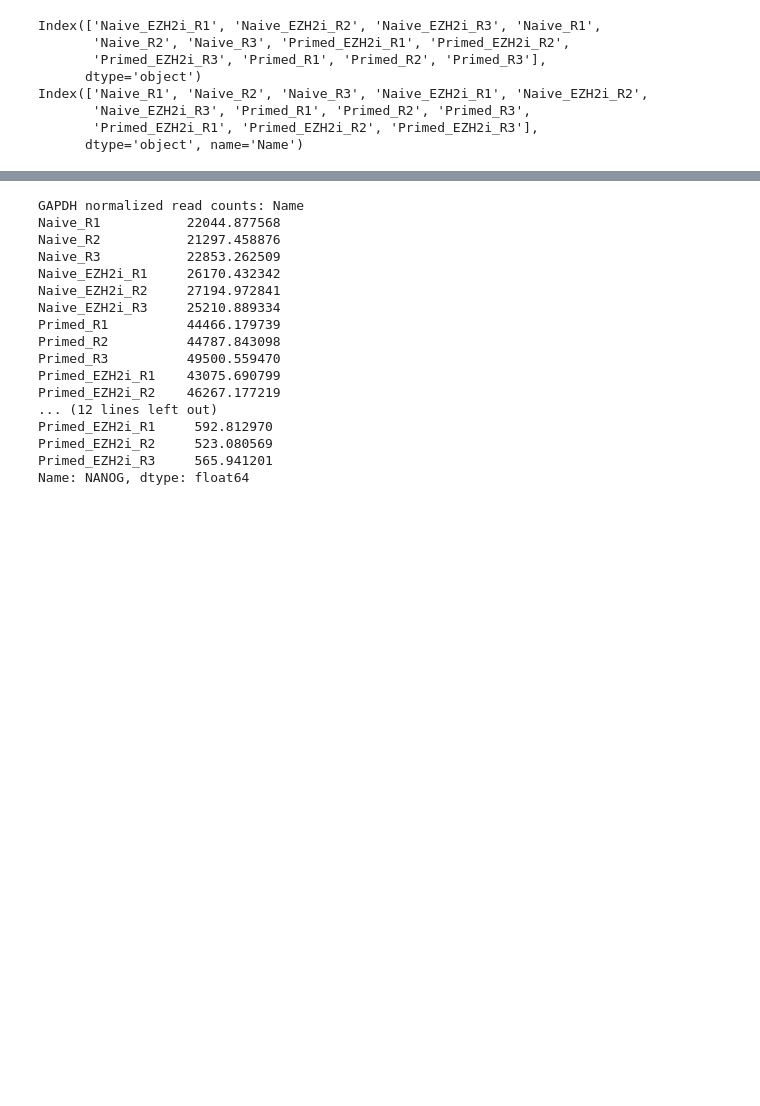
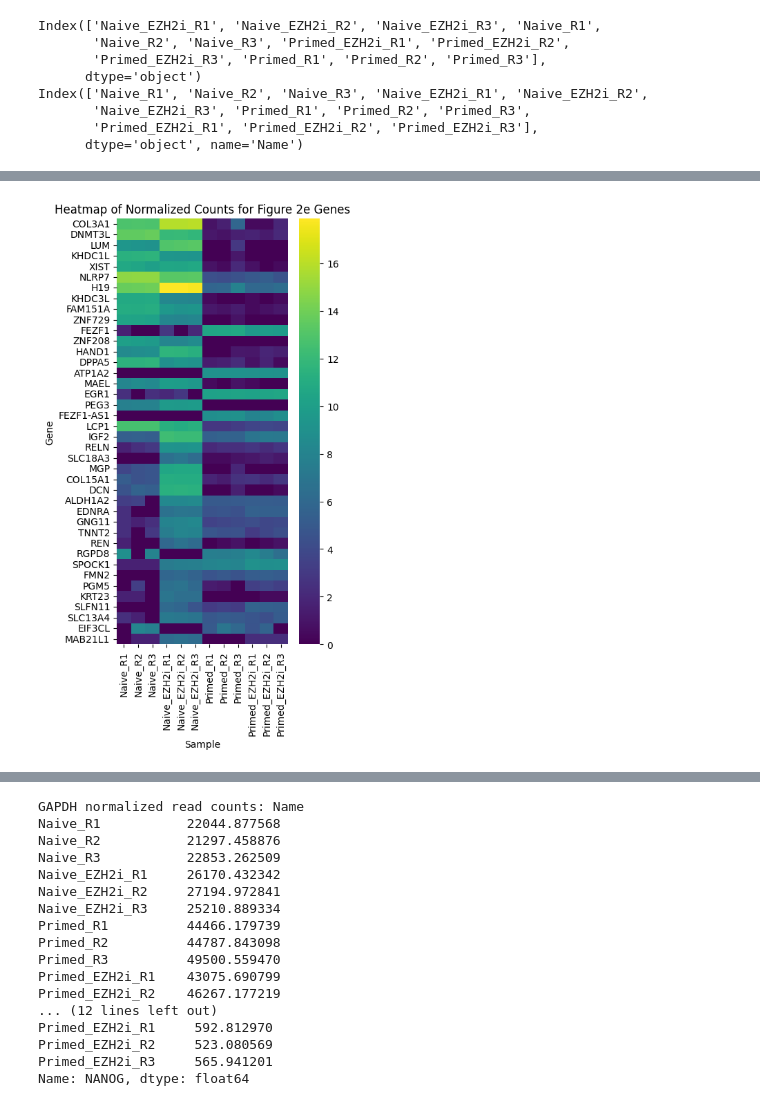
Before and after one commit to simonelsasser/SP1-01-Ex, a Jupyter notebook: Kumar_NCB/DEG-Kumar Solution.ipynb, the cells around one changed output, grey strips where cells are left out. Cells and saved outputs as stored; diff of their text form; code cells hidden in the pictures; blank space fills up the shorter version.

```diff
--- a/Kumar_NCB/DEG-Kumar Solution.ipynb
+++ b/Kumar_NCB/DEG-Kumar Solution.ipynb
@@ -398,0 +400,13 @@ plt.show()
+# %%
+# output the top genes that contribute to PC1 and PC2, i.e. the genes with the highest absolute loadings in the PCA model
+loadings = pca_model.components_.T  # genes x PCs
+loading_df = pd.DataFrame(loadings, index=counts_df.columns, columns=[f"PC{i+1}" for i in range(loadings.shape[1])])
+# get the top 10 genes for PC1 and PC2
+top_genes_pc1 = loading_df["PC1"].abs().sort_values(ascending=False).head(20)
+top_genes_pc2 = loading_df["PC2"].abs().sort_values(ascending=False).head(20)
+print("Top genes contributing to PC1:")
+print(top_genes_pc1)
+print("\nTop genes contributing to PC2:")
+print(top_genes_pc2)
+#save those in pca_genes
+pca_genes = list(top_genes_pc1.index) + list(top_genes_pc2.index)
@@ -398,0 +431,25 @@ plt.show()
+# %%
+
+#from normed_counts_long, subset for the genes in genes_2e and plot a heatmap of the normalized counts for these genes across the samples, group by design
+normed_counts_log = normed_counts.reset_index().melt(id_vars=["Name"], var_name="gene_id", value_name="normalized_count")
+normed_counts_log["normalized_count"] = np.log2(normed_counts_log["normalized_count"]+1)
+normed_counts_log["design"] = normed_counts_log["Name"].map(meta["design"])
+normed_counts_2e = normed_counts_log[normed_counts_log["gene_id"].isin(pca_genes)]
+normed_counts_2e_pivot = normed_counts_2e.pivot(index="gene_id", columns="Name", values="normalized_count")
+# reindex to maintain the original order from genes_2e
+normed_counts_2e_pivot = normed_counts_2e_pivot.reindex(pca_genes)
+# sort columns by design order: naive_none, naive_EZH2i, primed_none, primed_EZH2i
+design_order = ["naive_none","naive_EZH2i","primed_none","primed_EZH2i"]
+sorted_columns = sorted(normed_counts_2e_pivot.columns,
+                       key=lambda x: (design_order.index(meta.loc[x, "design"]), x))
+normed_counts_2e_pivot = normed_counts_2e_pivot[sorted_columns]
+# plot a heatmap of the normalized counts for these genes across the samples, group by design
+plt.figure(figsize=(4, 8))
+sns.heatmap(normed_counts_2e_pivot, cmap="viridis", yticklabels=True)
+plt.title("Heatmap of Normalized Counts for Figure 2e Genes")
+plt.xlabel("Sample")
+plt.ylabel("Gene")
+plt.xticks(rotation=90)
+plt.show()
+# %% [output]
+[figure, added]
```
Also changed, not shown: parts of 19 cells of this notebook, 6 other files.
